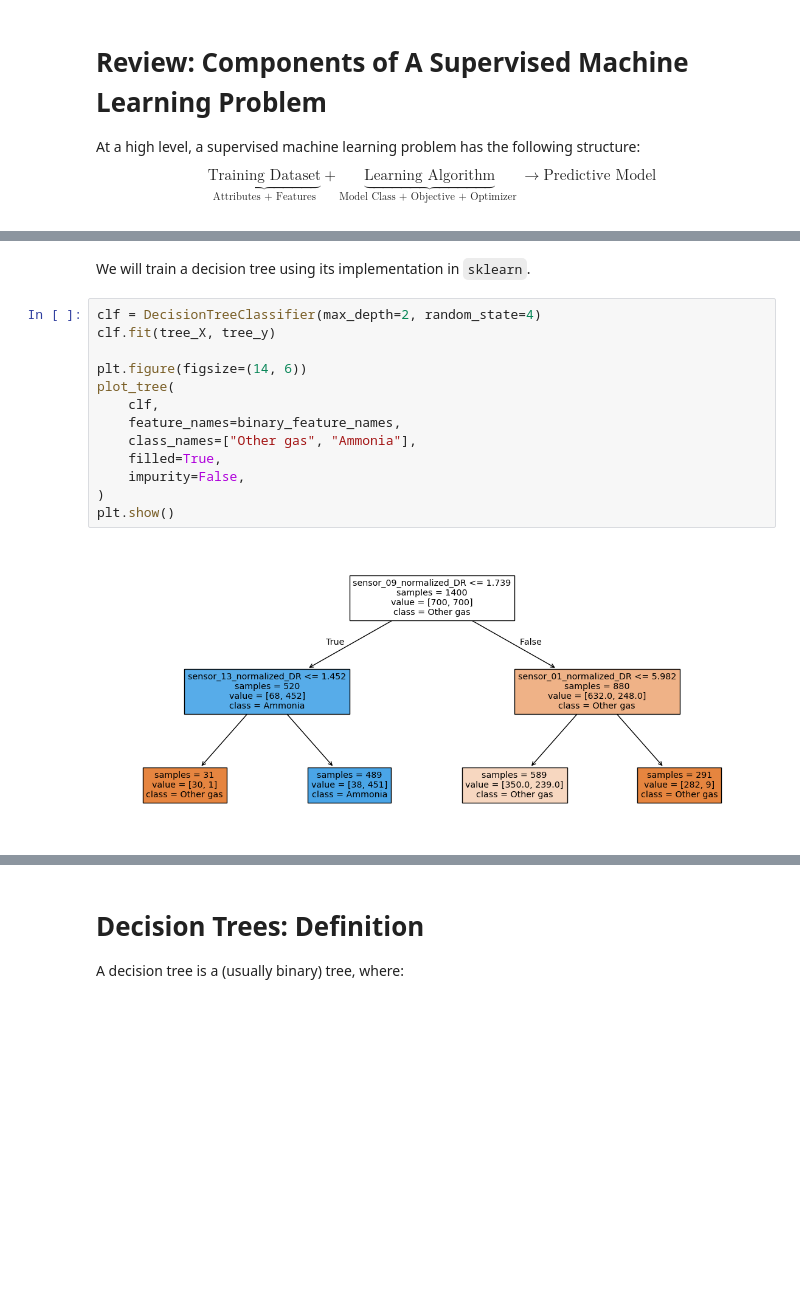
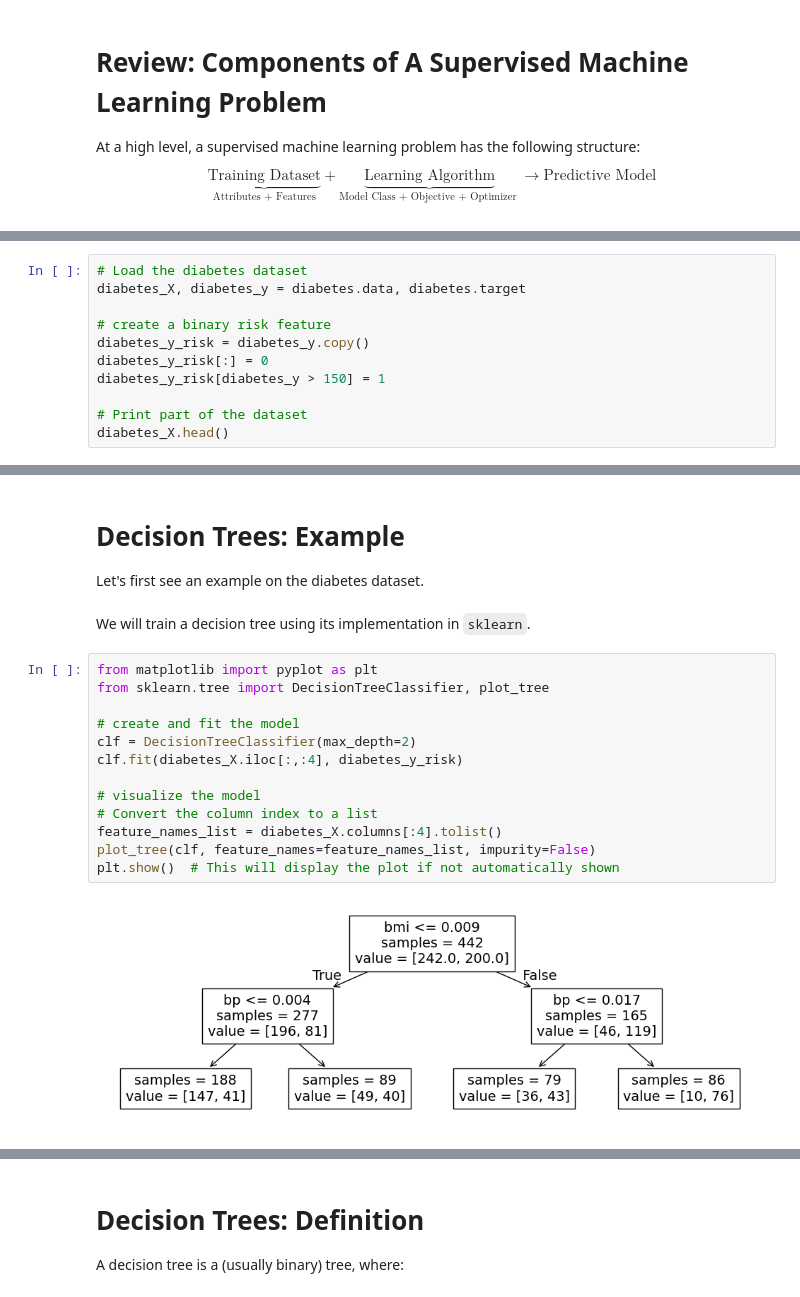
Before and after one commit to aaarrmiinnn/GW-ECE6210, a Jupyter notebook: slides/lecture12-decision-trees.ipynb, the cells around one changed output, grey strips where cells are left out. Saved outputs shown, nothing was run; the diff lists cells and outputs as text; blank space fills up the shorter version.

```diff
--- a/slides/lecture12-decision-trees.ipynb
+++ b/slides/lecture12-decision-trees.ipynb
@@ -87,0 +60,11 @@ We fit a depth-two tree for ammonia detection.
+# %%
+# Load the diabetes dataset
+diabetes_X, diabetes_y = diabetes.data, diabetes.target
+
+# create a binary risk feature
+diabetes_y_risk = diabetes_y.copy()
+diabetes_y_risk[:] = 0
+diabetes_y_risk[diabetes_y > 150] = 1
+
+# Print part of the dataset
+diabetes_X.head()
@@ -88,20 +86,24 @@ We fit a depth-two tree for ammonia detection.
+# %% [markdown]
+# Decision Trees: Example
+
+Let's first see an example on the diabetes dataset.
 # %% [markdown]
 We will train a decision tree using its implementation in `sklearn`.
-# %%
-clf = DecisionTreeClassifier(max_depth=2, random_state=4)
-clf.fit(tree_X, tree_y)
-
-plt.figure(figsize=(14, 6))
-plot_tree(
-    clf,
-    feature_names=binary_feature_names,
-    class_names=["Other gas", "Ammonia"],
-    filled=True,
-    impurity=False,
-)
-plt.show()
-# %% [output]
-[figure, removed]
+# %%
+from matplotlib import pyplot as plt
+from sklearn.tree import DecisionTreeClassifier, plot_tree
+
+# create and fit the model
+clf = DecisionTreeClassifier(max_depth=2)
+clf.fit(diabetes_X.iloc[:,:4], diabetes_y_risk)
+
+# visualize the model
+# Convert the column index to a list
+feature_names_list = diabetes_X.columns[:4].tolist()
+plot_tree(clf, feature_names=feature_names_list, impurity=False)
+plt.show()  # This will display the plot if not automatically shown
+# %% [output]
+[figure, added]
 # %% [markdown]
 # Decision Rules
 
```
Also changed, not shown: parts of 53 cells of this notebook, 11 other files.
